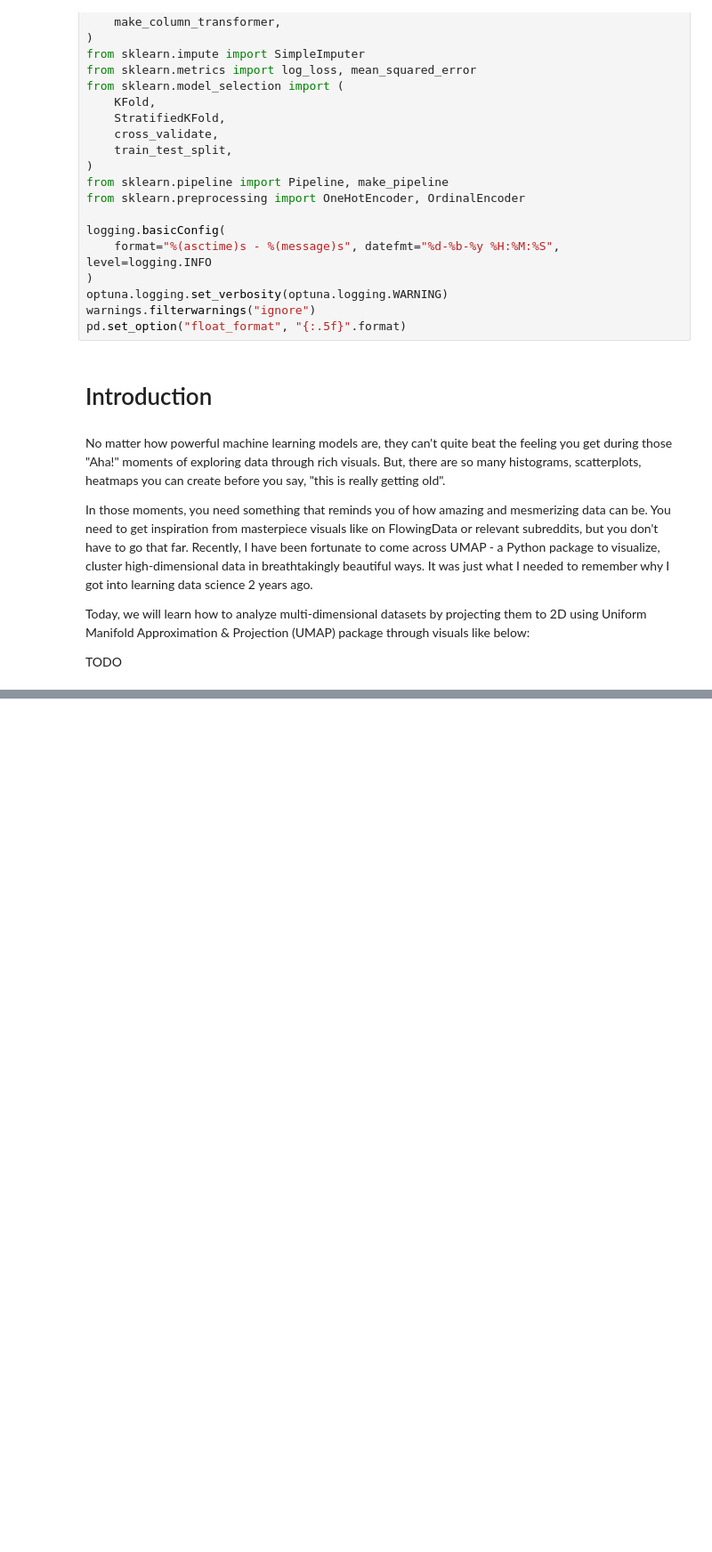
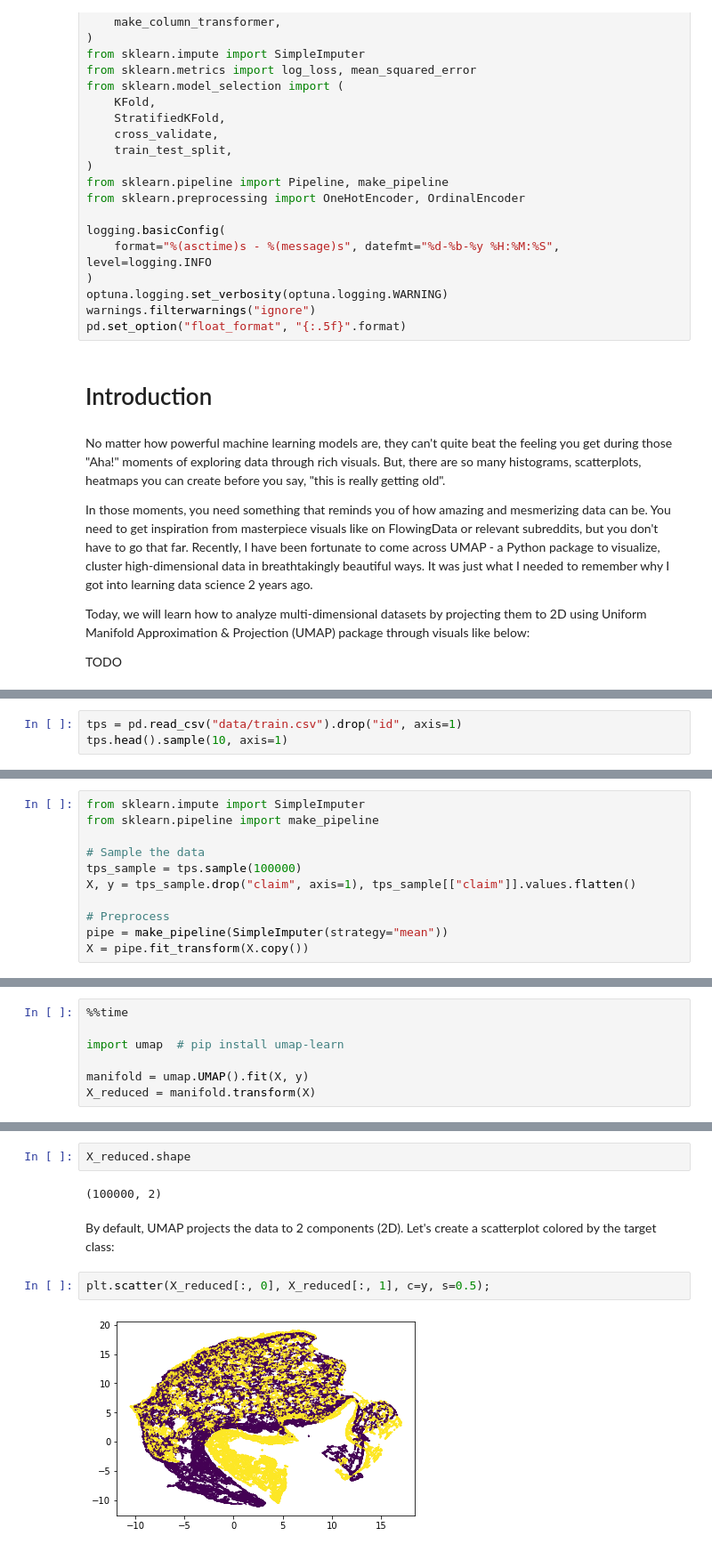
Before and after one commit to BexTuychiev/medium_stories, a Jupyter notebook: 2021/september/7_umap/notebook.ipynb, the cells around one changed output, grey strips where cells are left out. Shown at 89% size. Cells and saved outputs as stored; diff of their text form; blank space fills up the shorter version.

Commit message:
section: What is UMAP?

```diff
--- a/2021/september/7_umap/notebook.ipynb
+++ b/2021/september/7_umap/notebook.ipynb
@@ -62,0 +73,3 @@ TODO
+# %%
+tps = pd.read_csv("data/train.csv").drop("id", axis=1)
+tps.head().sample(10, axis=1)
@@ -62,0 +91,11 @@ TODO
+# %%
+from sklearn.impute import SimpleImputer
+from sklearn.pipeline import make_pipeline
+
+# Sample the data
+tps_sample = tps.sample(100000)
+X, y = tps_sample.drop("claim", axis=1), tps_sample[["claim"]].values.flatten()
+
+# Preprocess
+pipe = make_pipeline(SimpleImputer(strategy="mean"))
+X = pipe.fit_transform(X.copy())
@@ -62,0 +106,7 @@ TODO
+# %%
+%%time
+
+import umap  # pip install umap-learn
+
+manifold = umap.UMAP().fit(X, y)
+X_reduced = manifold.transform(X)
@@ -62,0 +115,10 @@ TODO
+# %%
+X_reduced.shape
+# %% [output]
+(100000, 2)
+# %% [markdown]
+By default, UMAP projects the data to 2 components (2D). Let's create a scatterplot colored by the target class:
+# %%
+plt.scatter(X_reduced[:, 0], X_reduced[:, 1], c=y, s=0.5);
+# %% [output]
+[figure, added]
```
Also changed, not shown: parts of 11 cells of this notebook.
